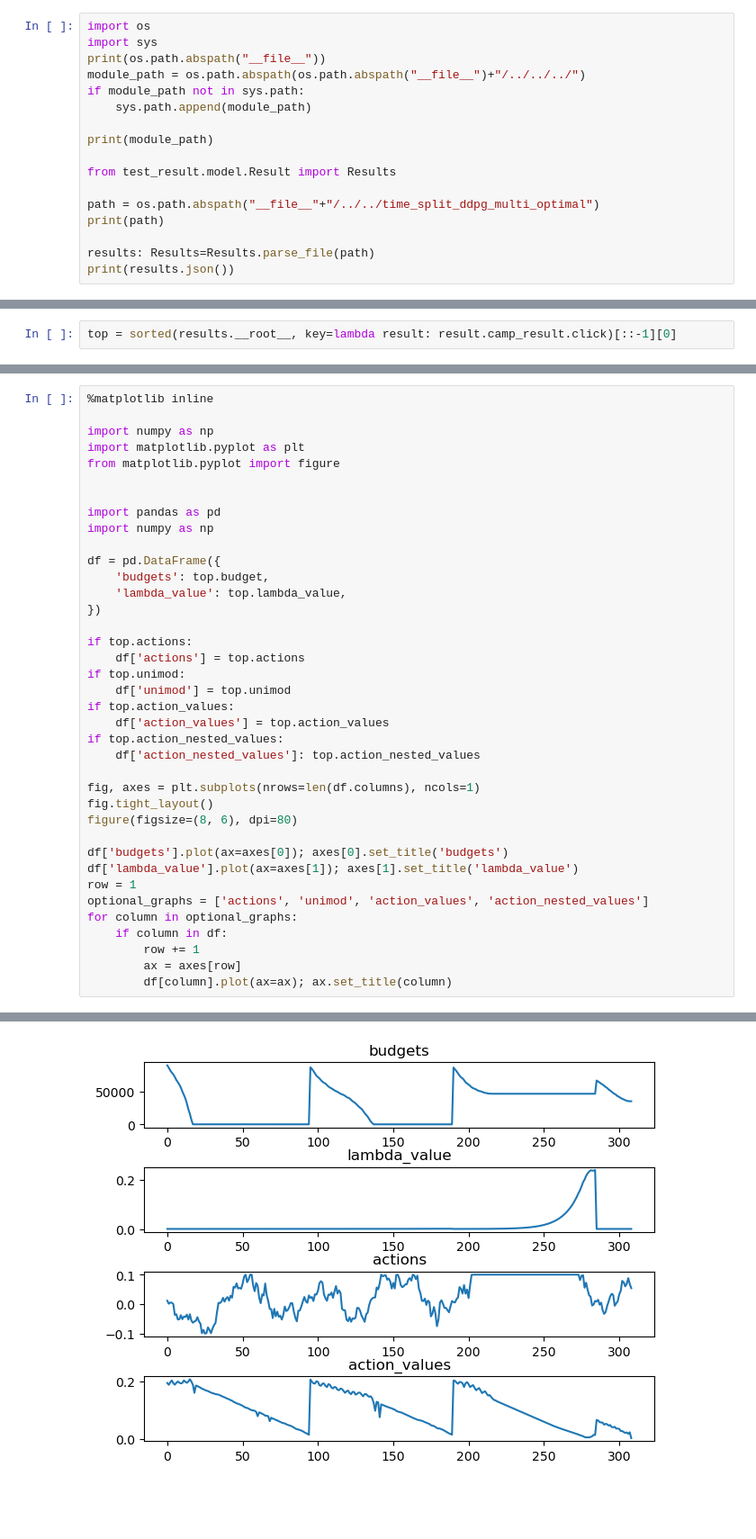
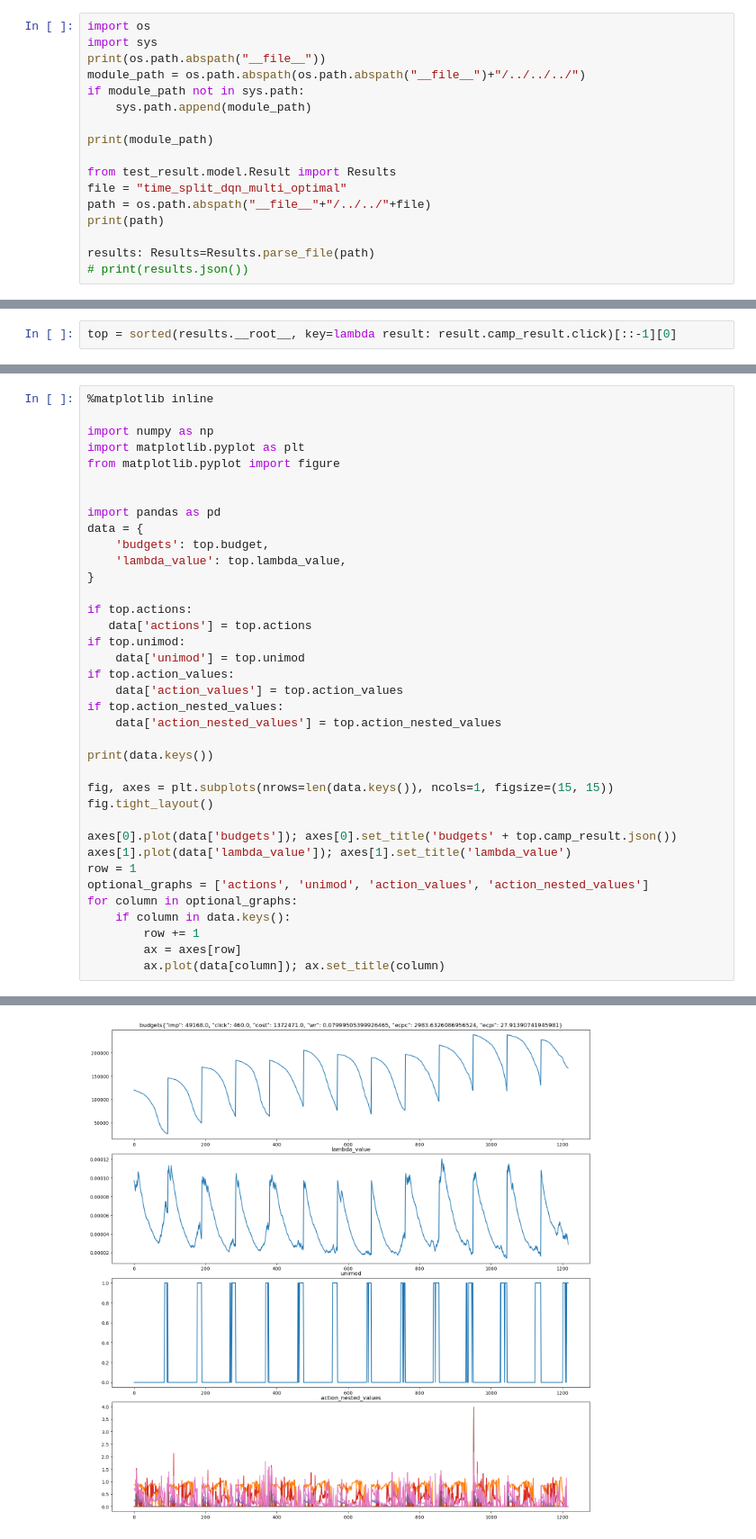
Before and after one commit to kamelzcs/dqn-rtb-tf2, a Jupyter notebook: test_result/visualization/result_viewer.ipynb, the cells around one changed output, grey strips where cells are left out. Shown: that part at 90% size. Saved outputs shown, nothing was run; the diff lists cells and outputs as text; blank space fills up the shorter version.

```diff
--- a/test_result/visualization/result_viewer.ipynb
+++ b/test_result/visualization/result_viewer.ipynb
@@ -9,12 +9,12 @@ if module_path not in sys.path:
 print(module_path)
 
 from test_result.model.Result import Results
-
-path = os.path.abspath("__file__"+"/../../time_split_ddpg_multi_optimal")
+file = "time_split_dqn_multi_optimal"
+path = os.path.abspath("__file__"+"/../../"+file)
 print(path)
 
 results: Results=Results.parse_file(path)
-print(results.json())
+# print(results.json())
 # %% [output]
 /Users/szhao/Code/ML/dqn-rtb-tf2/test_result/visualization/__file__
 /Users/szhao/Code/ML/dqn-rtb-tf2
@@ -35,33 +38,32 @@ from matplotlib.pyplot import figure
 
 
 import pandas as pd
-import numpy as np
-
-df = pd.DataFrame({
+data = {
     'budgets': top.budget,
     'lambda_value': top.lambda_value,
-})
+}
 
 if top.actions:
-    df['actions'] = top.actions
+   data['actions'] = top.actions
 if top.unimod:
-    df['unimod'] = top.unimod
+    data['unimod'] = top.unimod
 if top.action_values:
-    df['action_values'] = top.action_values
+    data['action_values'] = top.action_values
 if top.action_nested_values:
-    df['action_nested_values']: top.action_nested_values
+    data['action_nested_values'] = top.action_nested_values
 
-fig, axes = plt.subplots(nrows=len(df.columns), ncols=1)
+print(data.keys())
+
+fig, axes = plt.subplots(nrows=len(data.keys()), ncols=1, figsize=(15, 15))
 fig.tight_layout()
-figure(figsize=(8, 6), dpi=80)
 
-df['budgets'].plot(ax=axes[0]); axes[0].set_title('budgets')
-df['lambda_value'].plot(ax=axes[1]); axes[1].set_title('lambda_value')
+axes[0].plot(data['budgets']); axes[0].set_title('budgets' + top.camp_result.json())
+axes[1].plot(data['lambda_value']); axes[1].set_title('lambda_value')
 row = 1
 optional_graphs = ['actions', 'unimod', 'action_values', 'action_nested_values']
 for column in optional_graphs:
-    if column in df:
+    if column in data.keys():
         row += 1
         ax = axes[row]
-        df[column].plot(ax=ax); ax.set_title(column)
+        ax.plot(data[column]); ax.set_title(column)
 # %% [output]
@@ -68 +71 @@ for column in optional_graphs:
-[figure, old version]
+[figure, new version]
```
Also changed, not shown: parts of 4 cells of this notebook, 2 other files.
